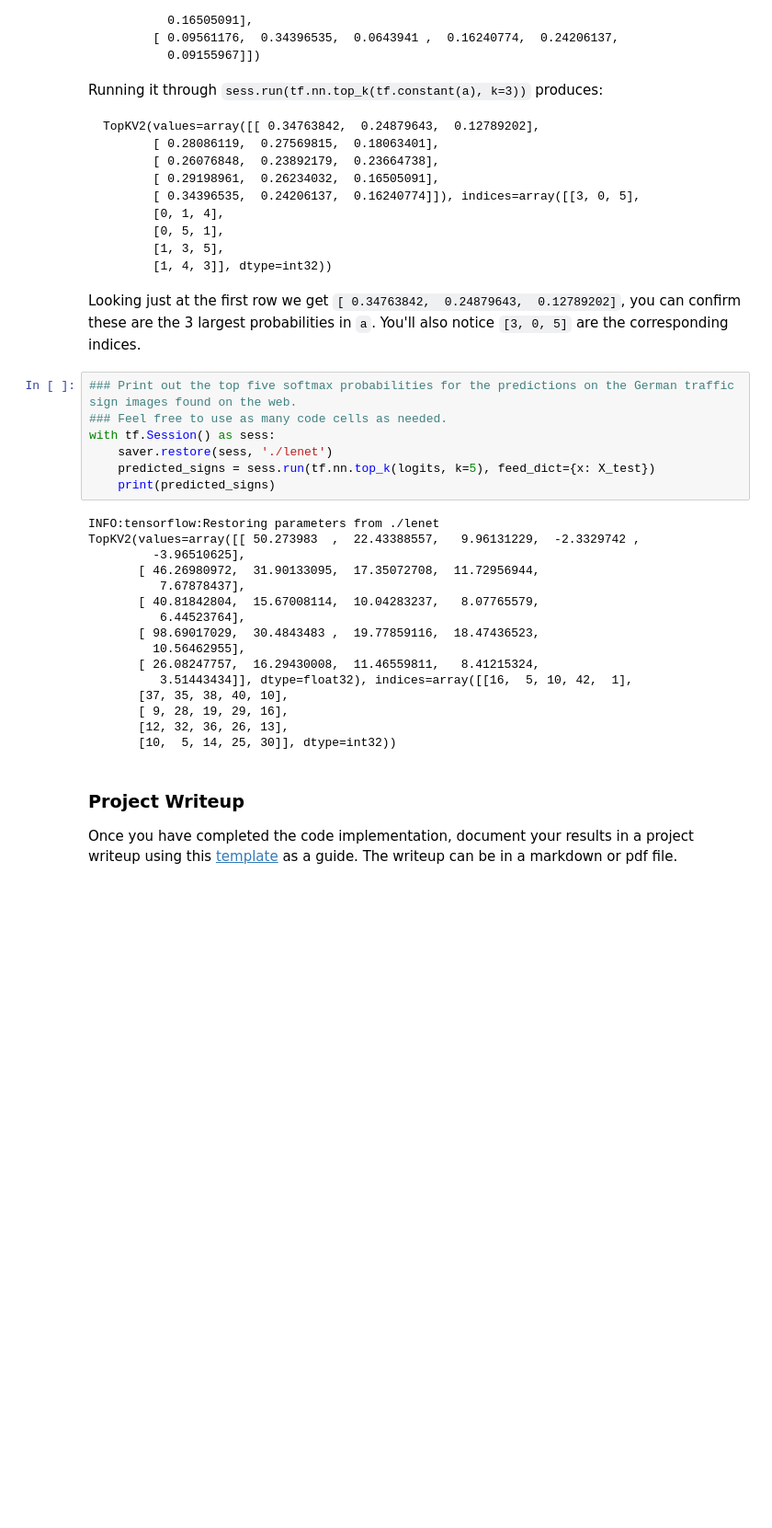
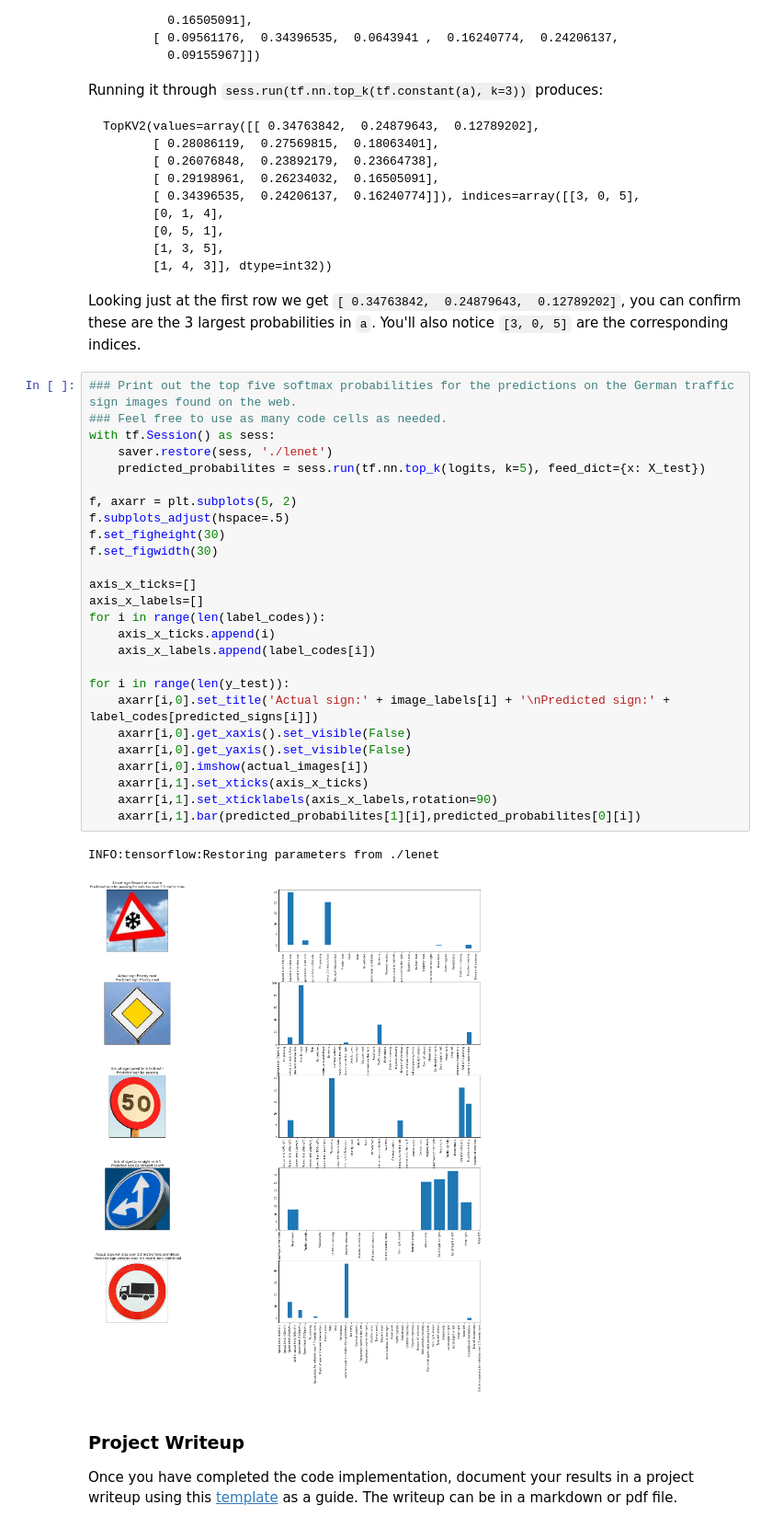
Before and after one commit to bhaubhau/CarND-Traffic-Sign-Classifier-Project, a Jupyter notebook: Traffic_Sign_Classifier.ipynb, the cells around one changed output. Shown at 92% size. Saved outputs shown, nothing was run; the diff lists cells and outputs as text; blank space fills up the shorter version.

Commit message:
added visualization for predicted probabilities

```diff
--- a/Traffic_Sign_Classifier.ipynb
+++ b/Traffic_Sign_Classifier.ipynb
@@ -496,26 +496,32 @@ Looking just at the first row we get `[ 0.34763842,  0.24879643,  0.12789202]`,
 # %%
 ### Print out the top five softmax probabilities for the predictions on the German traffic sign images found on the web.
 ### Feel free to use as many code cells as needed.
 with tf.Session() as sess:
     saver.restore(sess, './lenet')
-    predicted_signs = sess.run(tf.nn.top_k(logits, k=5), feed_dict={x: X_test})
-    print(predicted_signs)
+    predicted_probabilites = sess.run(tf.nn.top_k(logits, k=5), feed_dict={x: X_test})
+
+f, axarr = plt.subplots(5, 2)
+f.subplots_adjust(hspace=.5)
+f.set_figheight(30)
+f.set_figwidth(30)
+
+axis_x_ticks=[]
+axis_x_labels=[]
+for i in range(len(label_codes)):
+    axis_x_ticks.append(i)
+    axis_x_labels.append(label_codes[i])
+
+for i in range(len(y_test)):
+    axarr[i,0].set_title('Actual sign:' + image_labels[i] + '\nPredicted sign:' + label_codes[predicted_signs[i]])
+    axarr[i,0].get_xaxis().set_visible(False)
+    axarr[i,0].get_yaxis().set_visible(False)
+    axarr[i,0].imshow(actual_images[i])
+    axarr[i,1].set_xticks(axis_x_ticks)
+    axarr[i,1].set_xticklabels(axis_x_labels,rotation=90)
+    axarr[i,1].bar(predicted_probabilites[1][i],predicted_probabilites[0][i])
 # %% [output]
 INFO:tensorflow:Restoring parameters from ./lenet
-TopKV2(values=array([[ 50.273983  ,  22.43388557,   9.96131229,  -2.3329742 ,
-         -3.96510625],
-       [ 46.26980972,  31.90133095,  17.35072708,  11.72956944,
-          7.67878437],
-       [ 40.81842804,  15.67008114,  10.04283237,   8.07765579,
-          6.44523764],
-       [ 98.69017029,  30.4843483 ,  19.77859116,  18.47436523,
-         10.56462955],
-       [ 26.08247757,  16.29430008,  11.46559811,   8.41215324,
-          3.51443434]], dtype=float32), indices=array([[16,  5, 10, 42,  1],
-       [37, 35, 38, 40, 10],
-       [ 9, 28, 19, 29, 16],
-       [12, 32, 36, 26, 13],
-       [10,  5, 14, 25, 30]], dtype=int32))
+[figure, added]
 # %% [markdown]
 ### Project Writeup
 
```
Also changed, not shown: parts of 4 cells of this notebook.
